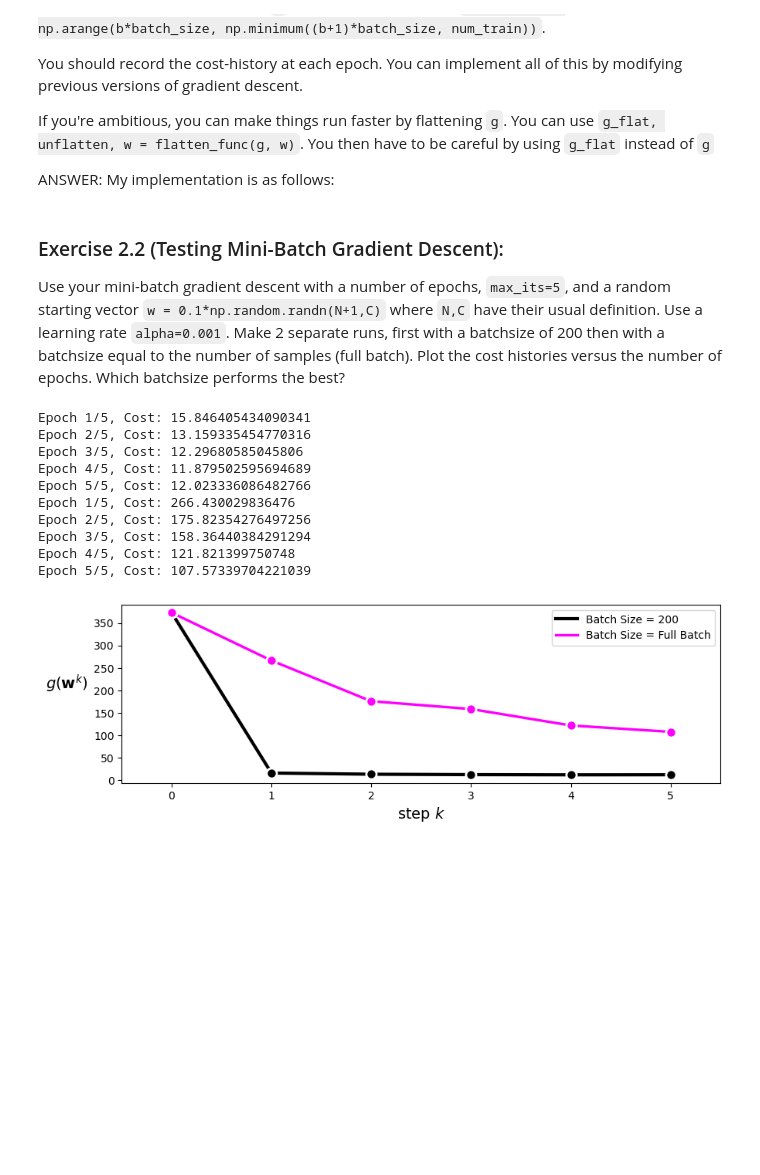
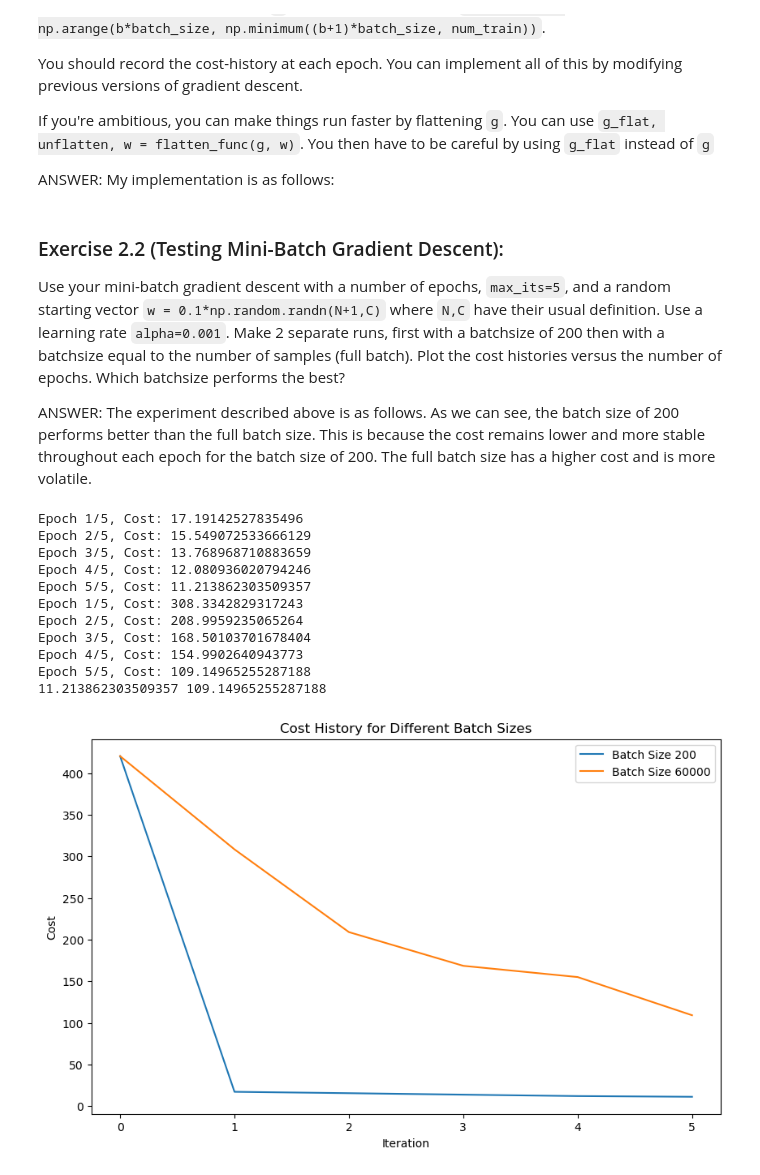
Before and after one commit to DEVeloper1006/datasci-3ml3-resources, a Jupyter notebook: homeworks/homework4/Exercise2.ipynb, the cells around one changed output. Drawn from its saved outputs; the diff is of its cells as text; code cells hidden in the pictures; blank space fills up the shorter version.

```diff
--- a/homeworks/homework4/Exercise2.ipynb
+++ b/homeworks/homework4/Exercise2.ipynb
@@ -116,31 +121,42 @@ def minibatch_gradient_descent (g, w, x_train, y_train, alpha, max_its, batch_si
 # %% [markdown]
 ### Exercise 2.2 (Testing Mini-Batch Gradient Descent):
 Use your mini-batch gradient descent with a number of epochs, `max_its=5`, and a random starting vector `w = 0.1*np.random.randn(N+1,C)` where `N,C` have their usual definition. Use a learning rate `alpha=0.001`. Make 2 separate runs, first with a batchsize of 200 then with a batchsize equal to the number of samples (full batch). Plot the cost histories versus the number of epochs. Which batchsize performs the best?
+
+ANSWER: The experiment described above is as follows. As we can see, the batch size of 200 performs better than the full batch size. This is because the cost remains lower and more stable throughout each epoch for the batch size of 200. The full batch size has a higher cost and is more volatile.
 # %%
 alpha = 0.001
 max_its = 5
 N = train_images.shape[0]
 C = 10
 w = 0.1*np.random.randn(N+1,C)
 batchsize1 = 200
 batchsize2 = train_images.shape[1]
 
-weight_1, cost_1 = minibatch_gradient_descent(multiclass_perceptron, w, train_images, train_labels, alpha, max_its, batchsize1)
-weight_2, cost_2 = minibatch_gradient_descent(multiclass_perceptron, w, train_images, train_labels, alpha, max_its, batchsize2)
+weight_1, cost_1 = minibatch_gradient_descent(multiclass_perceptron, w.copy(), train_images, train_labels, alpha, max_its, batchsize1)
+weight_2, cost_2 = minibatch_gradient_descent(multiclass_perceptron, w.copy(), train_images, train_labels, alpha, max_its, batchsize2)
 
-static_plotter.plot_cost_histories([cost_1, cost_2], start=0, points=True, labels=[r"Batch Size = 200", r"Batch Size = Full Batch"])
+print(cost_1[-1], cost_2[-1])
+plt.figure(figsize=(10, 6))
+plt.plot(cost_1, label='Batch Size 200')
+plt.plot(cost_2, label='Batch Size {}'.format(batchsize2))
+plt.xlabel('Iteration')
+plt.ylabel('Cost')
+plt.title('Cost History for Different Batch Sizes')
+plt.legend()
+plt.show()
 # %% [output]
-Epoch 1/5, Cost: 15.846405434090341
-Epoch 2/5, Cost: 13.159335454770316
-Epoch 3/5, Cost: 12.29680585045806
-Epoch 4/5, Cost: 11.879502595694689
-Epoch 5/5, Cost: 12.023336086482766
-Epoch 1/5, Cost: 266.430029836476
-Epoch 2/5, Cost: 175.82354276497256
-Epoch 3/5, Cost: 158.36440384291294
-Epoch 4/5, Cost: 121.821399750748
-Epoch 5/5, Cost: 107.57339704221039
+Epoch 1/5, Cost: 17.19142527835496
+Epoch 2/5, Cost: 15.549072533666129
+Epoch 3/5, Cost: 13.768968710883659
+Epoch 4/5, Cost: 12.080936020794246
+Epoch 5/5, Cost: 11.213862303509357
+Epoch 1/5, Cost: 308.3342829317243
+Epoch 2/5, Cost: 208.9959235065264
+Epoch 3/5, Cost: 168.50103701678404
+Epoch 4/5, Cost: 154.9902640943773
+Epoch 5/5, Cost: 109.14965255287188
+11.213862303509357 109.14965255287188
-[figure, old version]
+[figure, new version]
 # %% [markdown]
 ### Exercise 2.3 (Misclassification Experiment):
 
```
Also changed, not shown: parts of 3 cells of this notebook, 9 other files.
